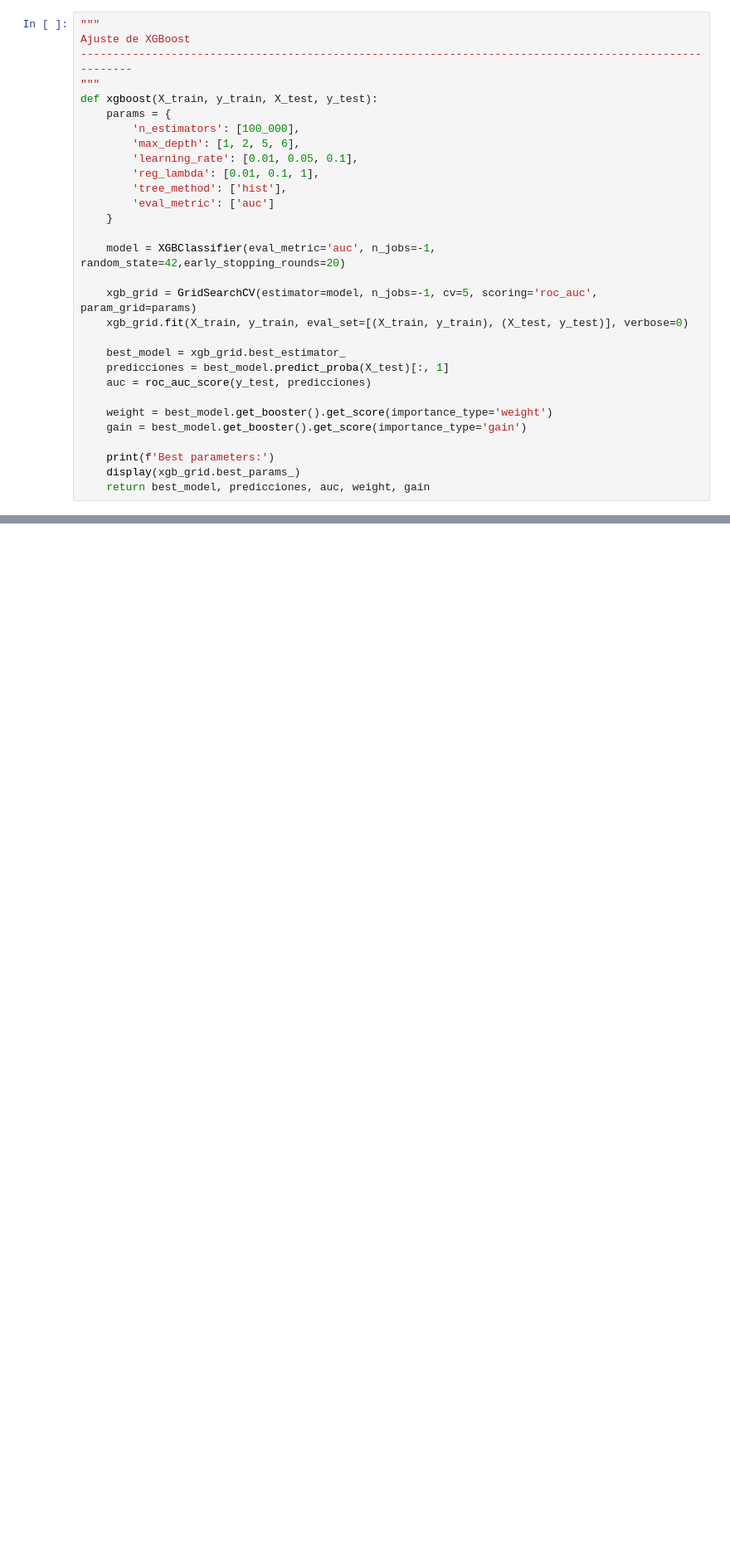
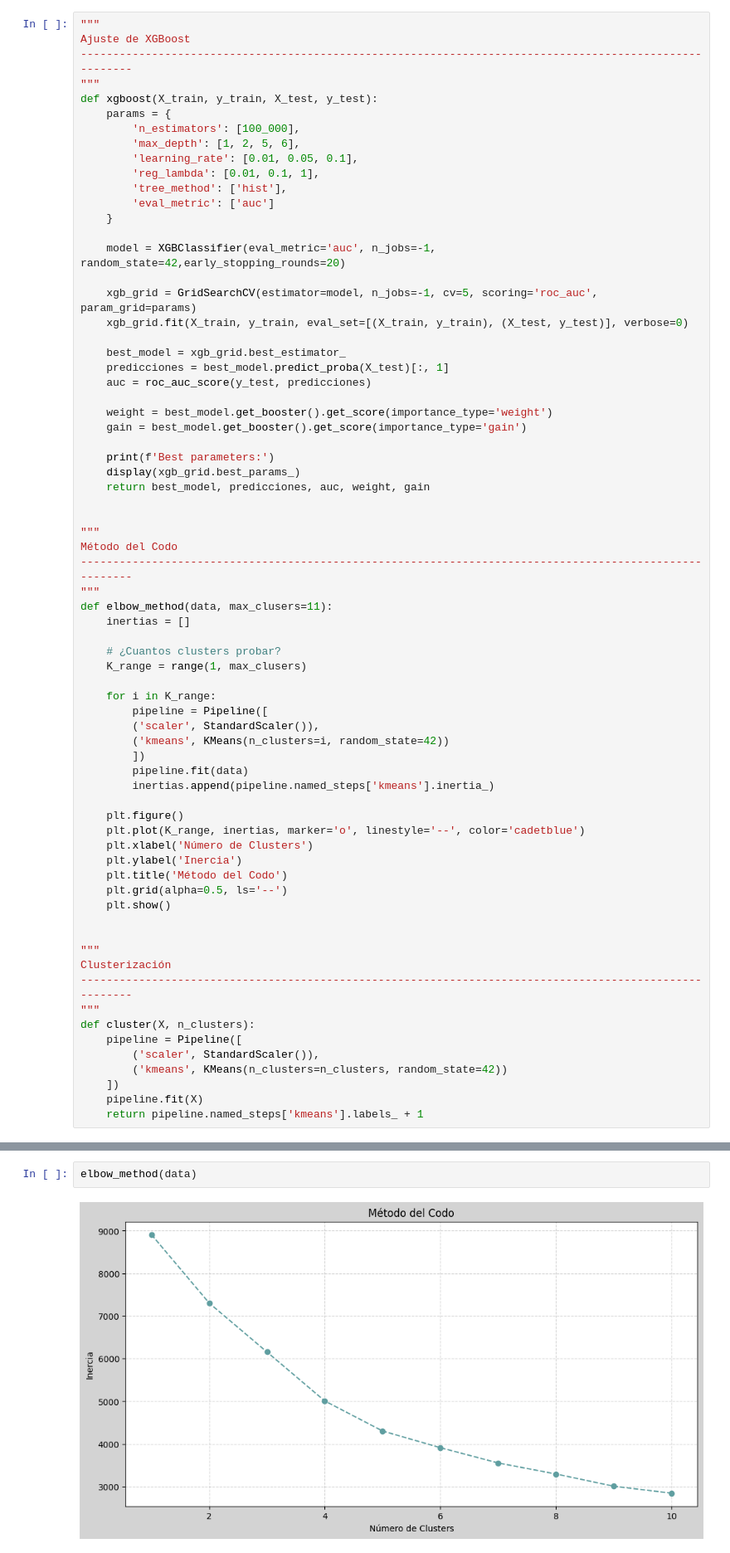
Before and after one commit to luisejdm/Aprendizaje_Estadistico, a Jupyter notebook: Tareas/tarea09.ipynb, the cells around one changed output, grey strips where cells are left out. Shown at 83% size. Cells and saved outputs as stored; diff of their text form; blank space fills up the shorter version.

```diff
--- a/Tareas/tarea09.ipynb
+++ b/Tareas/tarea09.ipynb
@@ -140,6 +168,46 @@ def xgboost(X_train, y_train, X_test, y_test):
     print(f'Best parameters:')
     display(xgb_grid.best_params_)
     return best_model, predicciones, auc, weight, gain
+
+
+"""
+Método del Codo
+--------------------------------------------------------------------------------------------------------
+"""
+def elbow_method(data, max_clusers=11):
+    inertias = []
+
+    # ¿Cuantos clusters probar?
+    K_range = range(1, max_clusers)
+
+    for i in K_range:
+        pipeline = Pipeline([
+        ('scaler', StandardScaler()),
+        ('kmeans', KMeans(n_clusters=i, random_state=42))
+        ])
+        pipeline.fit(data)
+        inertias.append(pipeline.named_steps['kmeans'].inertia_)
+
+    plt.figure()
+    plt.plot(K_range, inertias, marker='o', linestyle='--', color='cadetblue')
+    plt.xlabel('Número de Clusters')
+    plt.ylabel('Inercia')
+    plt.title('Método del Codo')
+    plt.grid(alpha=0.5, ls='--')
+    plt.show()
+
+
+"""
+Clusterización
+--------------------------------------------------------------------------------------------------------
+"""
+def cluster(X, n_clusters):
+    pipeline = Pipeline([
+        ('scaler', StandardScaler()),
+        ('kmeans', KMeans(n_clusters=n_clusters, random_state=42))
+    ])
+    pipeline.fit(X)
+    return pipeline.named_steps['kmeans'].labels_ + 1
 # %% [markdown]
 # *Preparar los datos*
 # %%
@@ -209,0 +288,4 @@ shap.summary_plot(shap_values, X_shap, plot_type='dot', max_display=10)
+# %%
+elbow_method(data)
+# %% [output]
+[figure, added]
```
Also changed, not shown: parts of 13 cells of this notebook.
